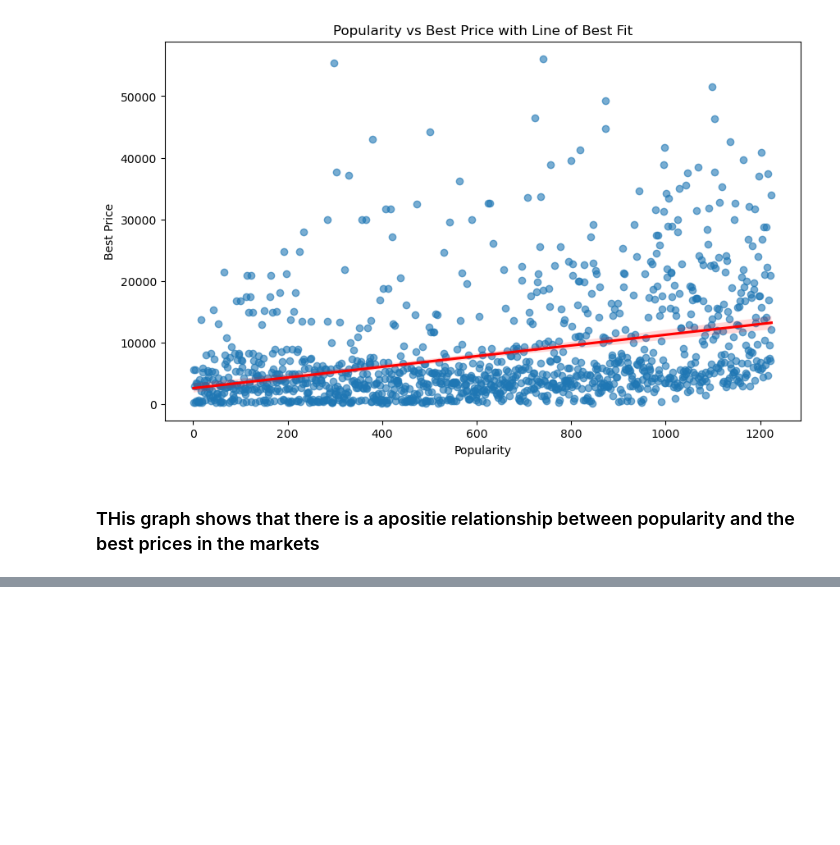
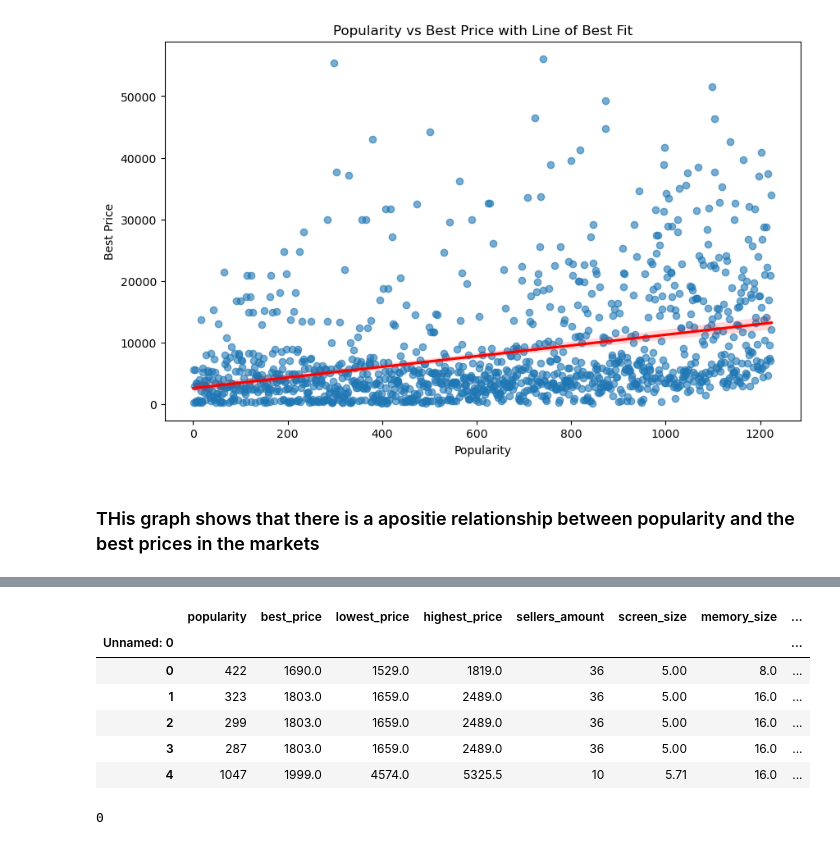
Before and after one commit to JOHN-ANALYST-dt/Smartphone_Market_Overview-Analysis, a Jupyter notebook: PHONES_ANAL.ipynb, the cells around one changed output, grey strips where cells are left out. Saved outputs shown, nothing was run; the diff lists cells and outputs as text; code cells hidden in the pictures; blank space fills up the shorter version.

```diff
--- a/PHONES_ANAL.ipynb
+++ b/PHONES_ANAL.ipynb
@@ -304,0 +322,18 @@ with open("README.md", "w", encoding="utf-8") as f:
+# %%
+#dropping numerical variables
+ML_PHONE.drop(["brand_name","model_name","os","release_date","year"],axis=1,inplace=True)
+# %%
+ML_PHONE.head()
+# %% [output]
+|  | popularity | best_price | lowest_price | highest_price | sellers_amount | screen_size | memory_size | ... |
+| Unnamed: 0 |  |  |  |  |  |  |  | ... |
+| 0 | 422 | 1690.0 | 1529.0 | 1819.0 | 36 | 5.00 | 8.0 | ... |
+| 1 | 323 | 1803.0 | 1659.0 | 2489.0 | 36 | 5.00 | 16.0 | ... |
+| 2 | 299 | 1803.0 | 1659.0 | 2489.0 | 36 | 5.00 | 16.0 | ... |
+| 3 | 287 | 1803.0 | 1659.0 | 2489.0 | 36 | 5.00 | 16.0 | ... |
+| 4 | 1047 | 1999.0 | 4574.0 | 5325.5 | 10 | 5.71 | 16.0 | ... |
+# %%
+#checking the duplicates
+ML_PHONE.duplicated().idxmax()
+# %% [output]
+0
```
Also changed, not shown: parts of 14 cells of this notebook, 1 other file.
